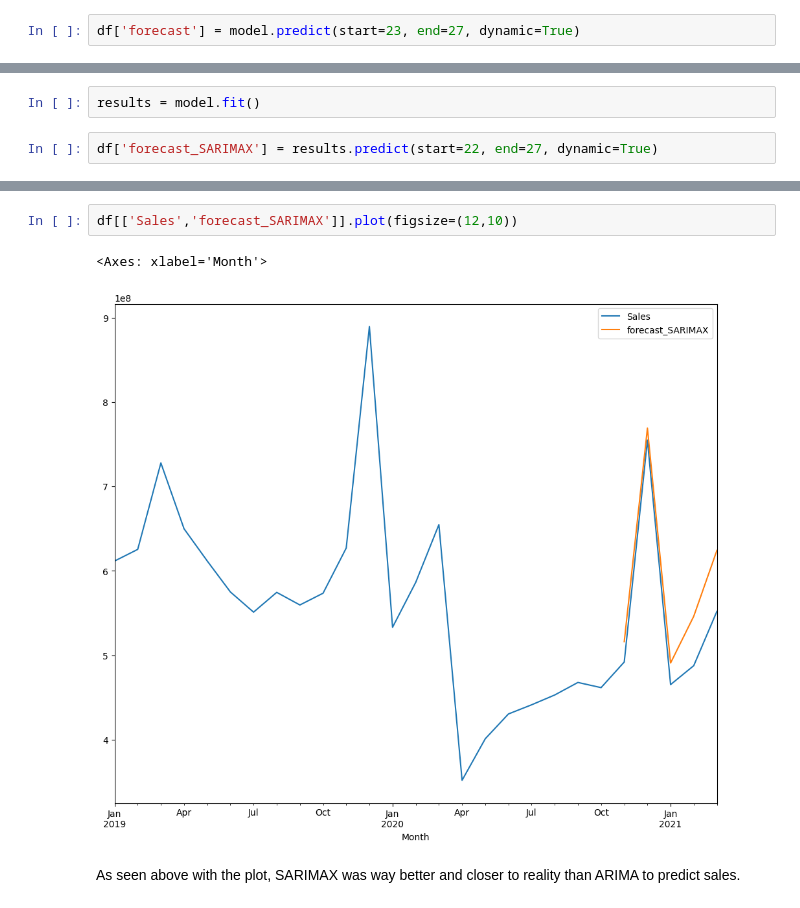
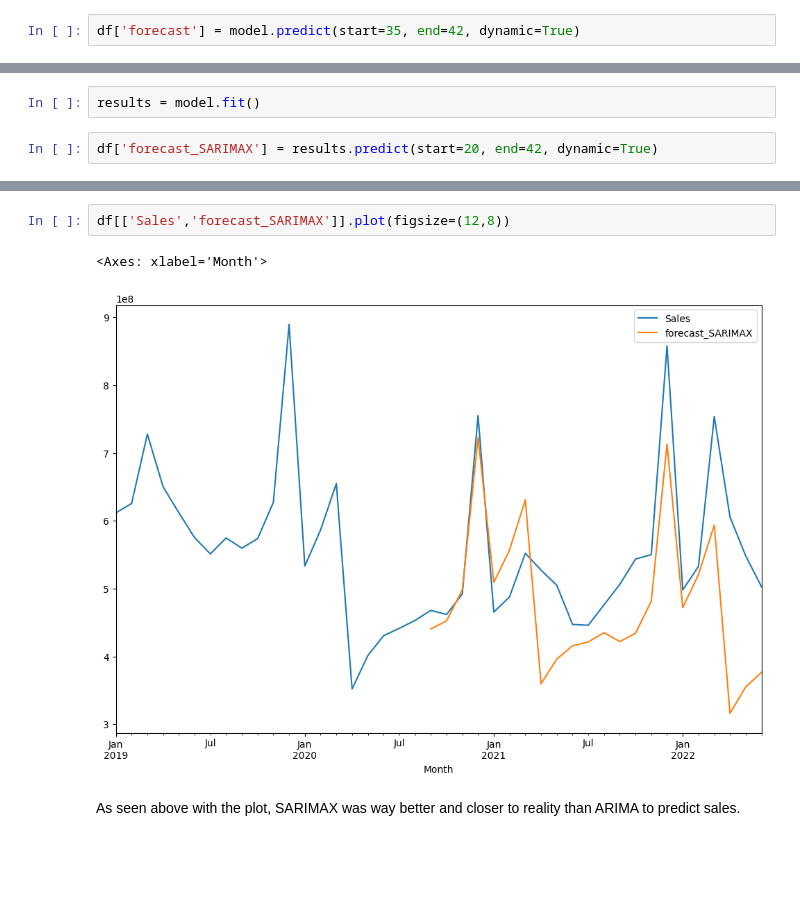
Before and after one commit to OriginalModo/FORECAST_TESTT, a Jupyter notebook: FORECAST_TEST.ipynb, the cells around one changed output, grey strips where cells are left out. Drawn from its saved outputs; the diff is of its cells as text; blank space fills up the shorter version.

```diff
--- a/FORECAST_TEST.ipynb
+++ b/FORECAST_TEST.ipynb
@@ -386,5 +351,5 @@ df.shape
 # %%
-df['forecast'] = model.predict(start=23, end=27, dynamic=True)
+df['forecast'] = model.predict(start=35, end=42, dynamic=True)
 # %%
 df.tail(20)
 # %% [output]
@@ -422,7 +387,7 @@ model = sm.tsa.statespace.SARIMAX(df['Sales'], order=(1,1,1), seasonal_order=(1,
 # %%
 results = model.fit()
 # %%
-df['forecast_SARIMAX'] = results.predict(start=22, end=27, dynamic=True)
+df['forecast_SARIMAX'] = results.predict(start=20, end=42, dynamic=True)
 # %%
 df.tail(20)
 # %% [output]
@@ -447,8 +412,8 @@ df.tail(20)
 # %%
-df[['Sales','forecast_SARIMAX']].plot(figsize=(12,10))
+df[['Sales','forecast_SARIMAX']].plot(figsize=(12,8))
 # %% [output]
 <Axes: xlabel='Month'>
-[figure, old version]
+[figure, new version]
 # %% [markdown]
 As seen above with the plot, SARIMAX was way better and closer to reality than ARIMA to predict sales.
 # %% [markdown]
```
Also changed, not shown: parts of 31 cells of this notebook, 1 other file.
